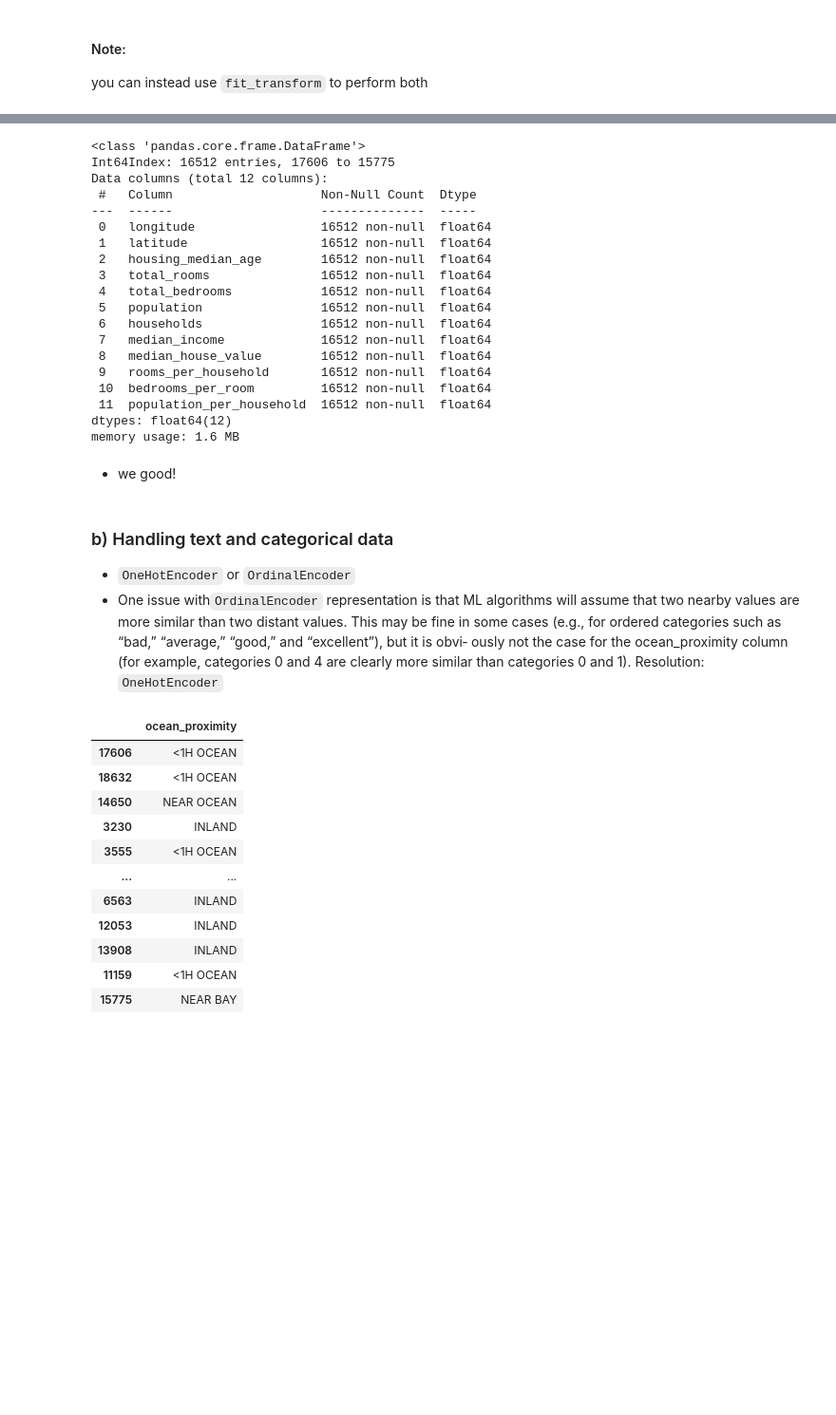
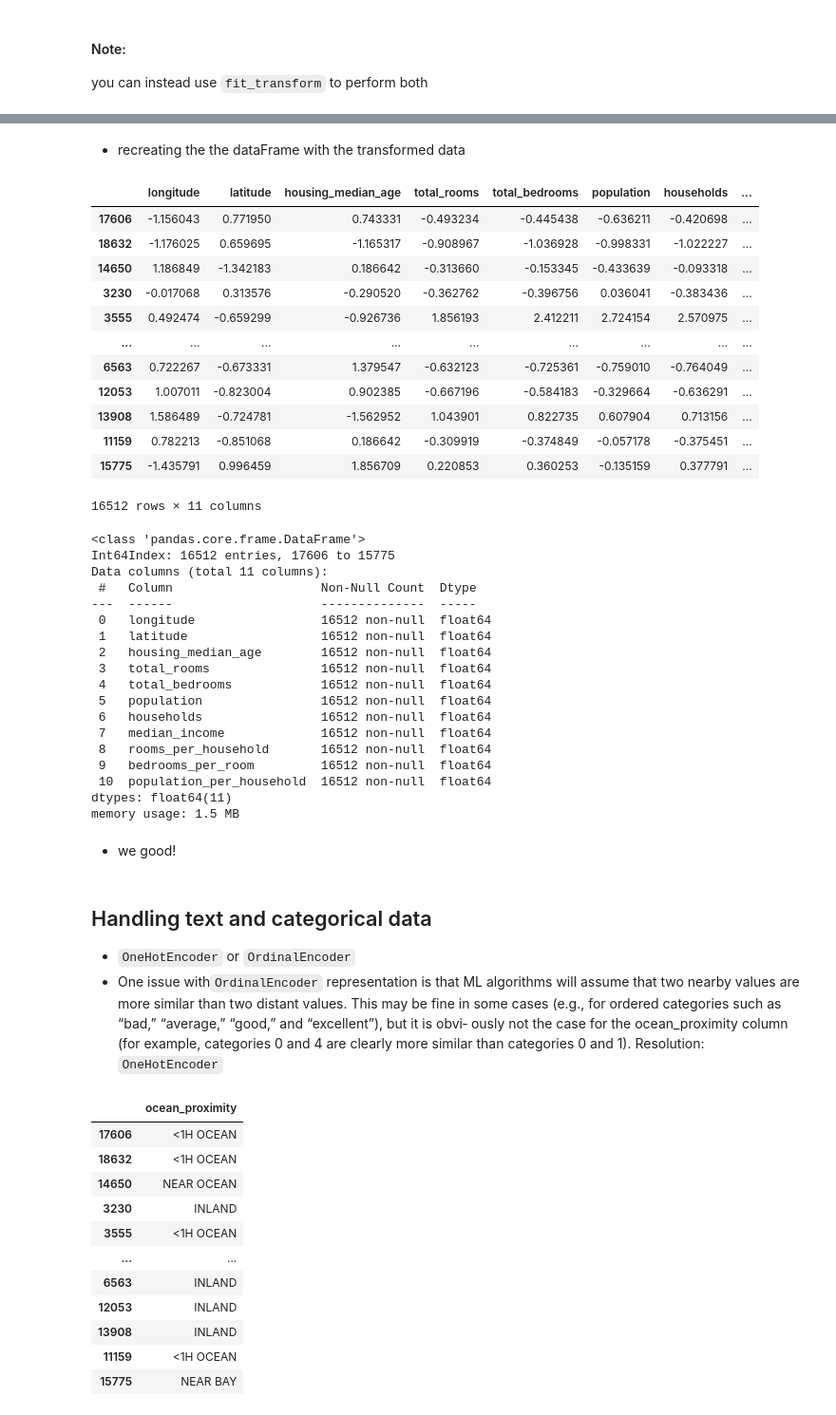
Before and after one commit to EjuluWilson/PROJECTS, a Jupyter notebook: A housing price model using California census data/A housing price model using California census data.ipynb, the cells around one changed output, grey strips where cells are left out. Shown at 95% size. Drawn from its saved outputs; the diff is of its cells as text; code cells hidden in the pictures; blank space fills up the shorter version.

Commit message:
scaled the features

```diff
--- a/A housing price model using California census data/A housing price model using California census data.ipynb
+++ b/A housing price model using California census data/A housing price model using California census data.ipynb
@@ -283,6 +285,7 @@ y = df4.median_house_value
 - Don’t forget to save the median value that you have computed. You will need it later to replace missing values in the test set when you want to evaluate your system, and also once the system goes live to replace missing values in new data.
 - Scikit-Learn provides a handy estimator class to take care of missing values: `SimpleImputer`(remeber to apply only to numerical values)
 # %%
+df4 = x
 #fitting/training the estimator
 from sklearn.impute import SimpleImputer
 imputer = SimpleImputer(strategy="median") #strategy is the hyperparameter for use in the transformation
@@ -314,0 +320,5 @@ you can instead use `fit_transform` to perform both
+# %%
+from sklearn.preprocessing import StandardScaler
+scaler = StandardScaler()
+scaled_data = scaler.fit_transform(transformed_data)
+scaled_data
@@ -315,14 +339,31 @@ you can instead use `fit_transform` to perform both
+# %% [markdown]
+- recreating the the dataFrame with the transformed data
 # %%
-#recreating the the dataFrame with the transformed data
-df5 = pd.DataFrame(transformed_data, columns=numerical_columns.columns,
+df5 = pd.DataFrame(scaled_data, columns=numerical_columns.columns,
 index=numerical_columns.index)
+# %%
+df5
+# %% [output]
+|  | longitude | latitude | housing_median_age | total_rooms | total_bedrooms | population | households | ... |
+| 17606 | -1.156043 | 0.771950 | 0.743331 | -0.493234 | -0.445438 | -0.636211 | -0.420698 | ... |
+| 18632 | -1.176025 | 0.659695 | -1.165317 | -0.908967 | -1.036928 | -0.998331 | -1.022227 | ... |
+| 14650 | 1.186849 | -1.342183 | 0.186642 | -0.313660 | -0.153345 | -0.433639 | -0.093318 | ... |
+| 3230 | -0.017068 | 0.313576 | -0.290520 | -0.362762 | -0.396756 | 0.036041 | -0.383436 | ... |
+| 3555 | 0.492474 | -0.659299 | -0.926736 | 1.856193 | 2.412211 | 2.724154 | 2.570975 | ... |
+| ... | ... | ... | ... | ... | ... | ... | ... | ... |
+| 6563 | 0.722267 | -0.673331 | 1.379547 | -0.632123 | -0.725361 | -0.759010 | -0.764049 | ... |
+| 12053 | 1.007011 | -0.823004 | 0.902385 | -0.667196 | -0.584183 | -0.329664 | -0.636291 | ... |
+| 13908 | 1.586489 | -0.724781 | -1.562952 | 1.043901 | 0.822735 | 0.607904 | 0.713156 | ... |
+| 11159 | 0.782213 | -0.851068 | 0.186642 | -0.309919 | -0.374849 | -0.057178 | -0.375451 | ... |
+| 15775 | -1.435791 | 0.996459 | 1.856709 | 0.220853 | 0.360253 | -0.135159 | 0.377791 | ... |
+16512 rows × 11 columns
 # %%
 #check for missing values
 df5.info();
 # %% [output]
 <class 'pandas.core.frame.DataFrame'>
 Int64Index: 16512 entries, 17606 to 15775
-Data columns (total 12 columns):
+Data columns (total 11 columns):
  #   Column                    Non-Null Count  Dtype
 ---  ------                    --------------  -----
  0   longitude                 16512 non-null  float64
@@ -333,16 +374,15 @@ Data columns (total 12 columns):
  5   population                16512 non-null  float64
  6   households                16512 non-null  float64
  7   median_income             16512 non-null  float64
- 8   median_house_value        16512 non-null  float64
- 9   rooms_per_household       16512 non-null  float64
- 10  bedrooms_per_room         16512 non-null  float64
- 11  population_per_household  16512 non-null  float64
-dtypes: float64(12)
-memory usage: 1.6 MB
+ 8   rooms_per_household       16512 non-null  float64
+ 9   bedrooms_per_room         16512 non-null  float64
+ 10  population_per_household  16512 non-null  float64
+dtypes: float64(11)
+memory usage: 1.5 MB
 # %% [markdown]
 - we good!
 # %% [markdown]
-### b) Handling text and categorical data
+## Handling text and categorical data
 - `OneHotEncoder` or `OrdinalEncoder`
 - One issue with`OrdinalEncoder` representation is that ML algorithms will assume that two nearby values are more similar than two distant values. This may be fine in some cases (e.g., for ordered categories such as “bad,” “average,” “good,” and “excellent”), but it is obvi‐ ously not the case for the ocean_proximity column (for example, categories 0 and 4 are clearly more similar than categories 0 and 1). Resolution: `OneHotEncoder`
 # %%
```
Also changed, not shown: parts of 22 cells of this notebook.
